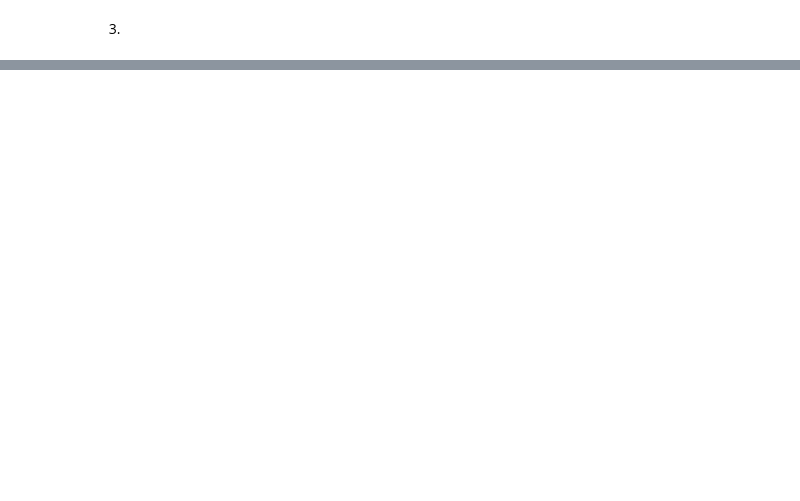
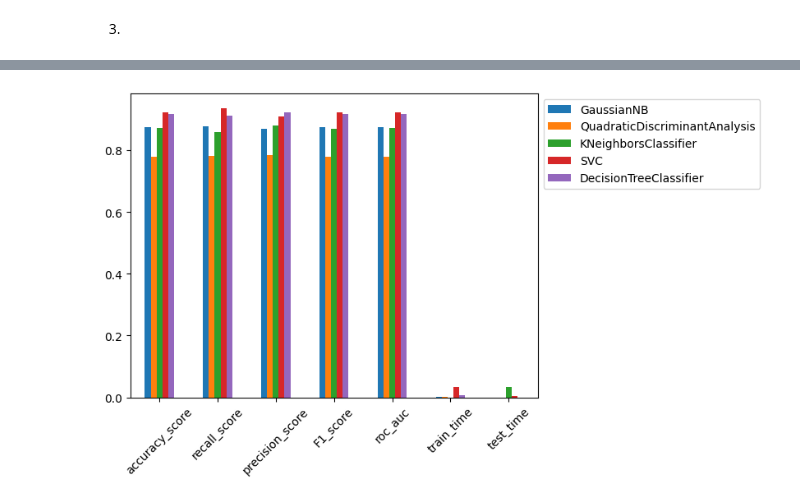
Before and after one commit to szvbvtk/Przetwarzanie_i_analiza_danych, a Jupyter notebook: lab_11.ipynb, the cells around one changed output, grey strips where cells are left out. Cells and saved outputs as stored; diff of their text form; code cells hidden in the pictures; blank space fills up the shorter version.

```diff
--- a/lab_11.ipynb
+++ b/lab_11.ipynb
@@ -71,0 +118,3 @@ for clf in classifiers:
+# %%
+df = df.set_index('classifier')
+df
@@ -71,0 +133,5 @@ for clf in classifiers:
+# %%
+df = df.T
+df.plot(kind='bar', rot=45).legend(bbox_to_anchor=(1, 1));
+# %% [output]
+[figure, added]
```
Also changed, not shown: parts of 11 cells of this notebook.
